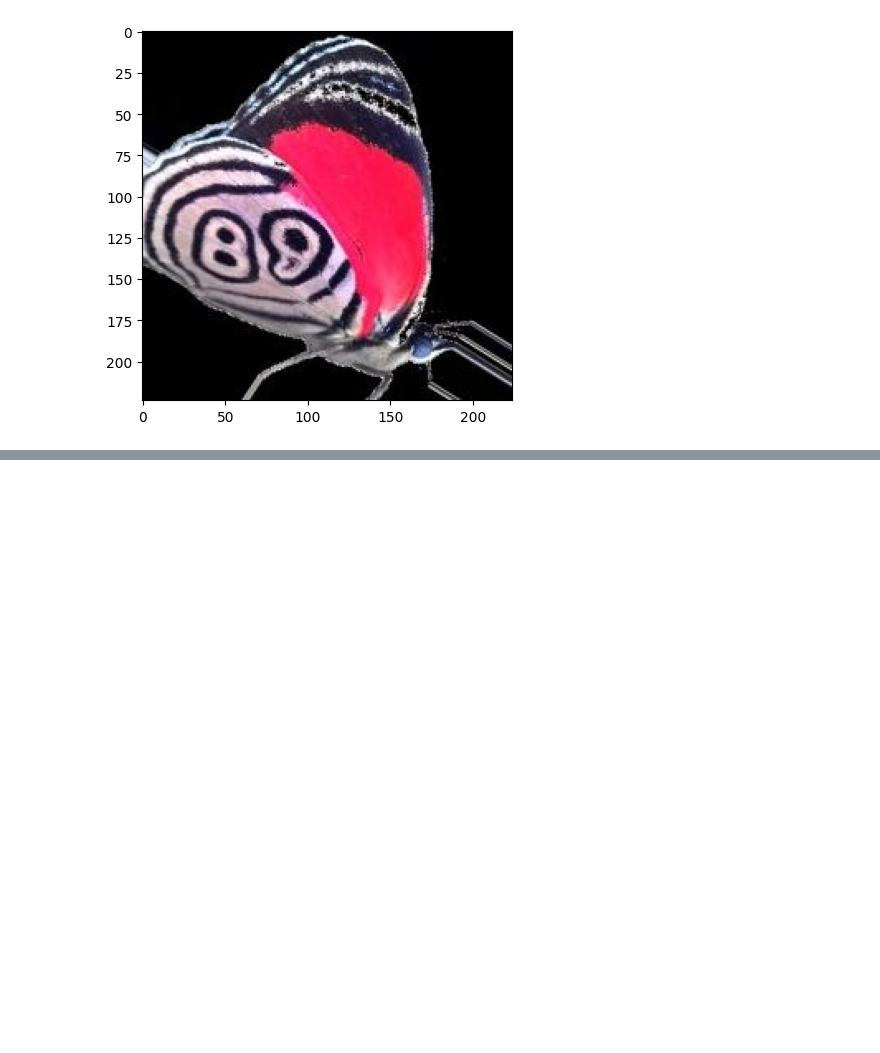
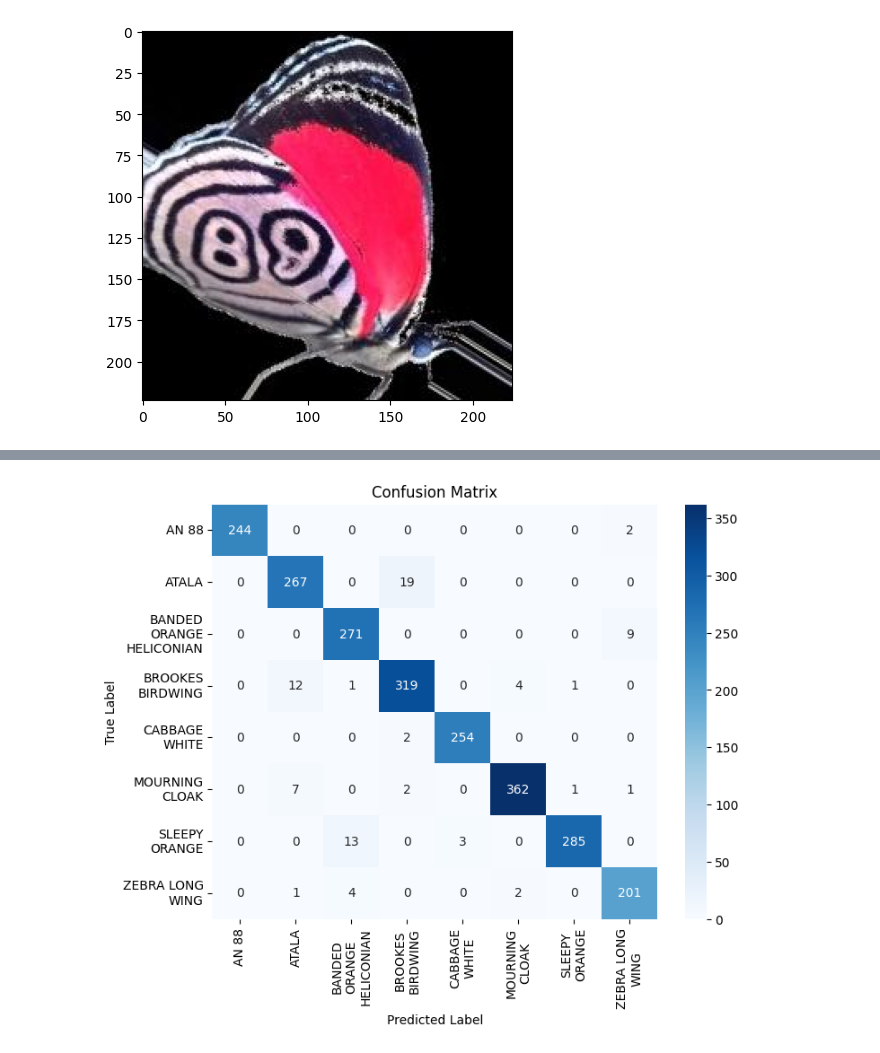
Before and after one commit to antonioap101/FSI_Practica2, a Jupyter notebook: MariposasPractica2_Antonio_Pablo.ipynb, the cells around one changed output, grey strips where cells are left out. Cells and saved outputs as stored; diff of their text form; code cells hidden in the pictures; blank space fills up the shorter version.

```diff
--- a/MariposasPractica2_Antonio_Pablo.ipynb
+++ b/MariposasPractica2_Antonio_Pablo.ipynb
@@ -370,9 +342,0 @@ NameError: name 'val_ds' is not defined
-# %%
-img = keras.preprocessing.image.load_img(
-    './jellyfish/train/Aurelia_0023_jpg.rf.86edde0ccb85469a7108a278caa558fc.jpg', target_size=image_size
-)
-img_array = keras.preprocessing.image.img_to_array(img)
-img_array = tf.expand_dims(img_array, 0)  # Create batch axis
-
-predictions = model.predict(img_array)
-print(np.argmax(predictions[0]))
@@ -378,0 +345,77 @@ print(np.argmax(predictions[0]))
+# %%
+import numpy as np
+import seaborn as sns
+import matplotlib.pyplot as plt
+from sklearn.metrics import classification_report, confusion_matrix
+from tensorflow.keras.preprocessing import image_dataset_from_directory
+
+def split_labels(labels, max_length):
+    """
+    Format long labels by adding line breaks.
+
+    Args:
+    labels (list of str): Original list of labels.
+    max_length (int): Maximum line length in a label.
+
+    Returns:
+    list of str: Labels with line breaks added.
+    """
+    formatted_labels = []
+    for label in labels:
+        if len(label) <= max_length:
+            formatted_labels.append(label)
+            continue
+
+        # Split label into words and construct new label with line breaks
+        words = label.split()
+        new_label = words[0]
+        for word in words[1:]:
+            if len(new_label + ' ' + word) <= max_length:
+                new_label += ' ' + word
+            else:
+                new_label += '\n' + word
+        formatted_labels.append(new_label)
+
+    return formatted_labels
+
+
+def evaluate_model(train_dir, model, val_ds, max_label_length=15):
+    """
+    Function to evaluate a model with a validation dataset.
+    Displays the confusion matrix and classification report.
+
+    Args:
+    train_dir (str): Training data directory to load class names.
+    model (keras.Model): Model to evaluate.
+    val_ds (tf.data.Dataset): Validation dataset.
+    max_label_length (int): Maximum allowed label length before splitting at word boundaries.
+    """
+    # Load class names and plit long labels at word boundaries
+    class_names = split_labels(labels=image_dataset_from_directory(directory=train_dir).class_names,
+                               max_length= max_label_length)
+
+    # Generate predictions and true labels
+    results = np.concatenate([(y.numpy(), model.predict(x)) for x, y in val_ds], axis=1)
+    predictions = np.argmax(results[1], axis=1)
+    labels = np.argmax(results[0], axis=1)
+
+    # Calculate the confusion matrix with formatted labels
+    cf_matrix = confusion_matrix(labels, predictions)
+
+    # Create a heatmap for the confusion matrix with formatted labels
+    plt.figure(figsize=(8, 6))
+    sns.heatmap(cf_matrix, annot=True, fmt="d", cmap="Blues",
+                          xticklabels=class_names, yticklabels=class_names)
+    plt.xlabel('Predicted Label')
+    plt.ylabel('True Label')
+    plt.title('Confusion Matrix')
+    plt.show()
+
+    # Display the classification report with formatted labels
+    formatted_labels = split_labels(class_names, max_label_length)
+    formatted_classification_report = classification_report(labels, predictions, target_names=formatted_labels, digits=4)
+    print(formatted_classification_report)
+
+# Example usage:
+evaluate_model(train_dir, model, val_ds, max_label_length=11)
+# %% [output]
@@ -378,0 +439 @@ print(np.argmax(predictions[0]))
+[figure, added]
```
Also changed, not shown: parts of 41 cells of this notebook, 1 other file.
